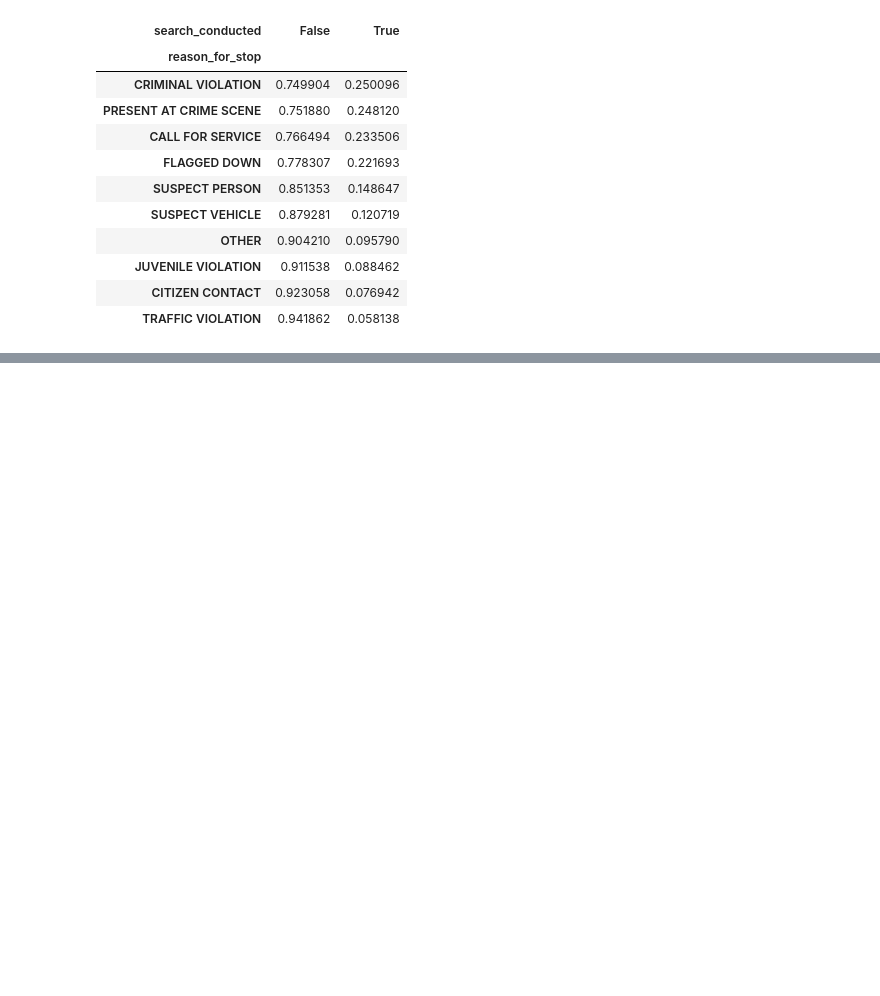
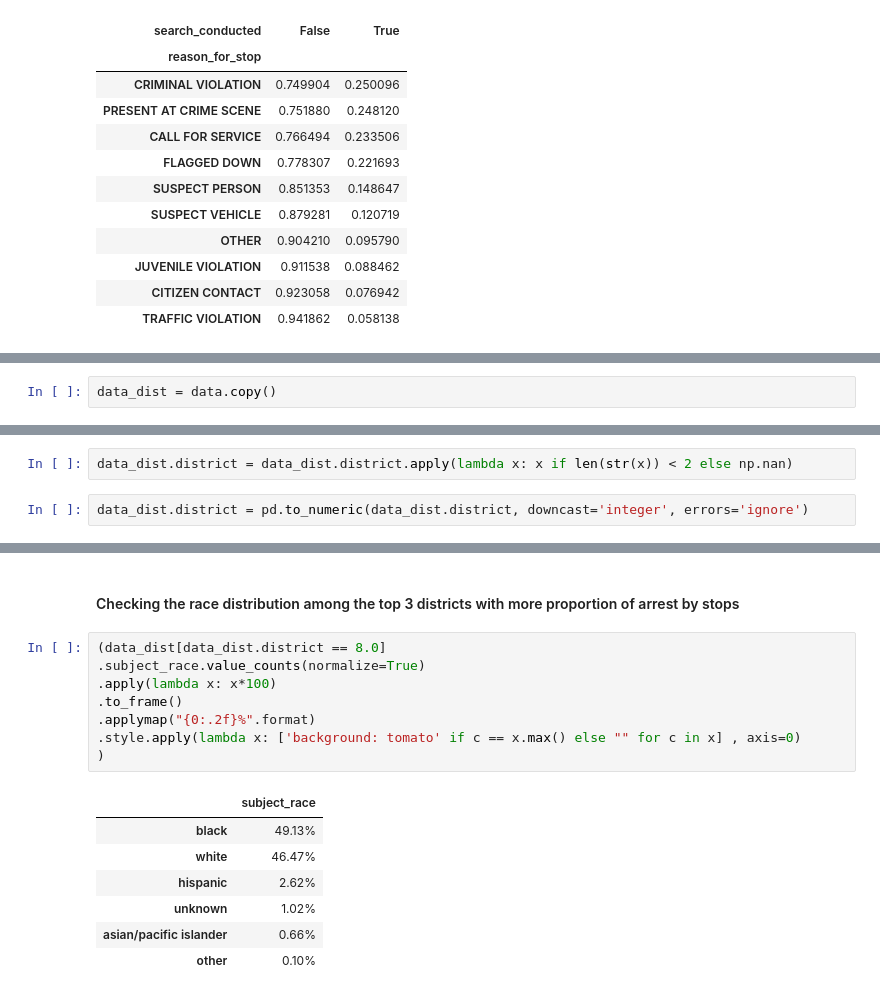
Before and after one commit to albertoabreu91/Practice_zone, a Jupyter notebook: New_Orleans_police.ipynb, the cells around one changed output, grey strips where cells are left out. Drawn from its saved outputs; the diff is of its cells as text; blank space fills up the shorter version.

```diff
--- a/New_Orleans_police.ipynb
+++ b/New_Orleans_police.ipynb
@@ -500,0 +495,2 @@ data_whites = data[data.subject_race == 'white']
+# %%
+data_dist = data.copy()
@@ -500,0 +502,4 @@ data_whites = data[data.subject_race == 'white']
+# %%
+data_dist.district = data_dist.district.apply(lambda x: x if len(str(x)) < 2 else np.nan)
+# %%
+data_dist.district = pd.to_numeric(data_dist.district, downcast='integer', errors='ignore')
@@ -500,0 +533,18 @@ data_whites = data[data.subject_race == 'white']
+# %% [markdown]
+#### Checking the race distribution among the top 3 districts with more proportion of arrest by stops
+# %%
+(data_dist[data_dist.district == 8.0]
+.subject_race.value_counts(normalize=True)
+.apply(lambda x: x*100)
+.to_frame()
+.applymap("{0:.2f}%".format)
+.style.apply(lambda x: ['background: tomato' if c == x.max() else "" for c in x] , axis=0)
+)
+# %% [output]
+|  | subject_race |
+| black | 49.13% |
+| white | 46.47% |
+| hispanic | 2.62% |
+| unknown | 1.02% |
+| asian/pacific islander | 0.66% |
+| other | 0.10% |
```
Also changed, not shown: parts of 12 cells of this notebook.
